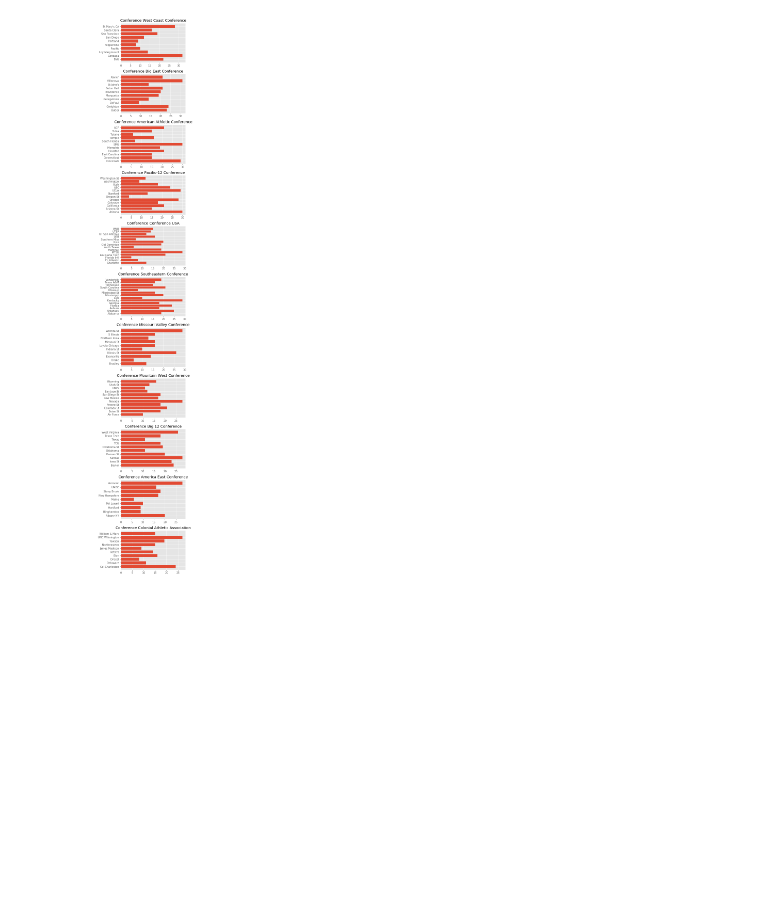
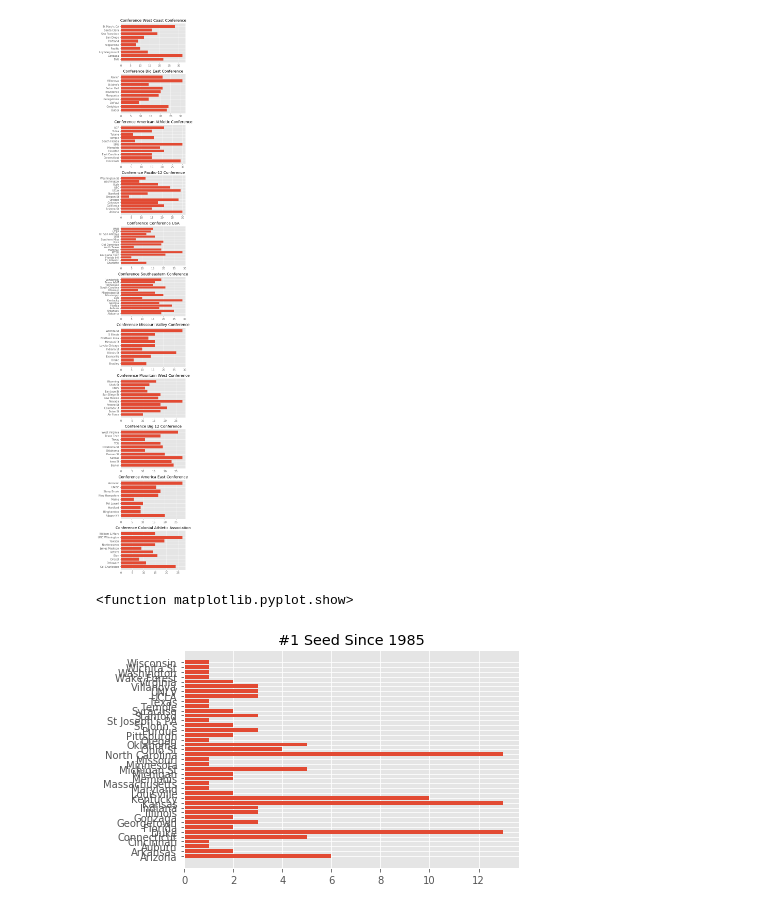
Before and after one commit to ssharif6/NCAA-March-Maddness, a Jupyter notebook: Final Resource.ipynb, the cells around one changed output. Cells and saved outputs as stored; diff of their text form; code cells hidden in the pictures; blank space fills up the shorter version.

Commit message:
add graph of no.1 seed count

```diff
--- a/Final Resource.ipynb
+++ b/Final Resource.ipynb
@@ -163,3 +159,44 @@ plt.show()
 # plt.barh(wins_df['TeamName'], wins_df['Wins'])
 # %% [output]
 [figure]
+# %%
+# Copy the original data
+seed_count = tSeeds.copy(deep=True)
+
+# Remove the region from the seed
+seed_only = seed_count['Seed'].str[1:]
+
+# Replace the old seed col with the new one without region
+seed_count['Seed'] = seed_only
+
+# Replace all the 01 objects with an int of 1
+seed_count['Seed'].replace({'01': 1}, inplace=True)
+
+# Filter the dataframe to only show teams with #1 seed
+seed_count = seed_count.loc[seed_count['Seed'] == 1]
+
+# Count how many times a team has been #1 seed
+seed_count = seed_count.groupby('TeamID').size().to_frame().reset_index()
+
+# Replace TeamID with TeamName
+seed_count = pd.merge(seed_count,teams,on='TeamID')
+
+# Delete uneeded columns
+del seed_count['FirstD1Season']
+del seed_count['LastD1Season']
+del seed_count['TeamID']
+
+# Rename columns
+seed_count.rename(columns={0:'#1 Seed Count'}, inplace=True)
+
+# Sort by descending order
+seed_count = seed_count.sort_values('#1 Seed Count', ascending=False)
+
+seed_count
+
+plt.barh(seed_count['TeamName'], seed_count['#1 Seed Count'])
+plt.title("#1 Seed Since 1985")
+plt.show
+# %% [output]
+<function matplotlib.pyplot.show>
+[figure, added]
```
Also changed, not shown: parts of 1 cell of this notebook.
